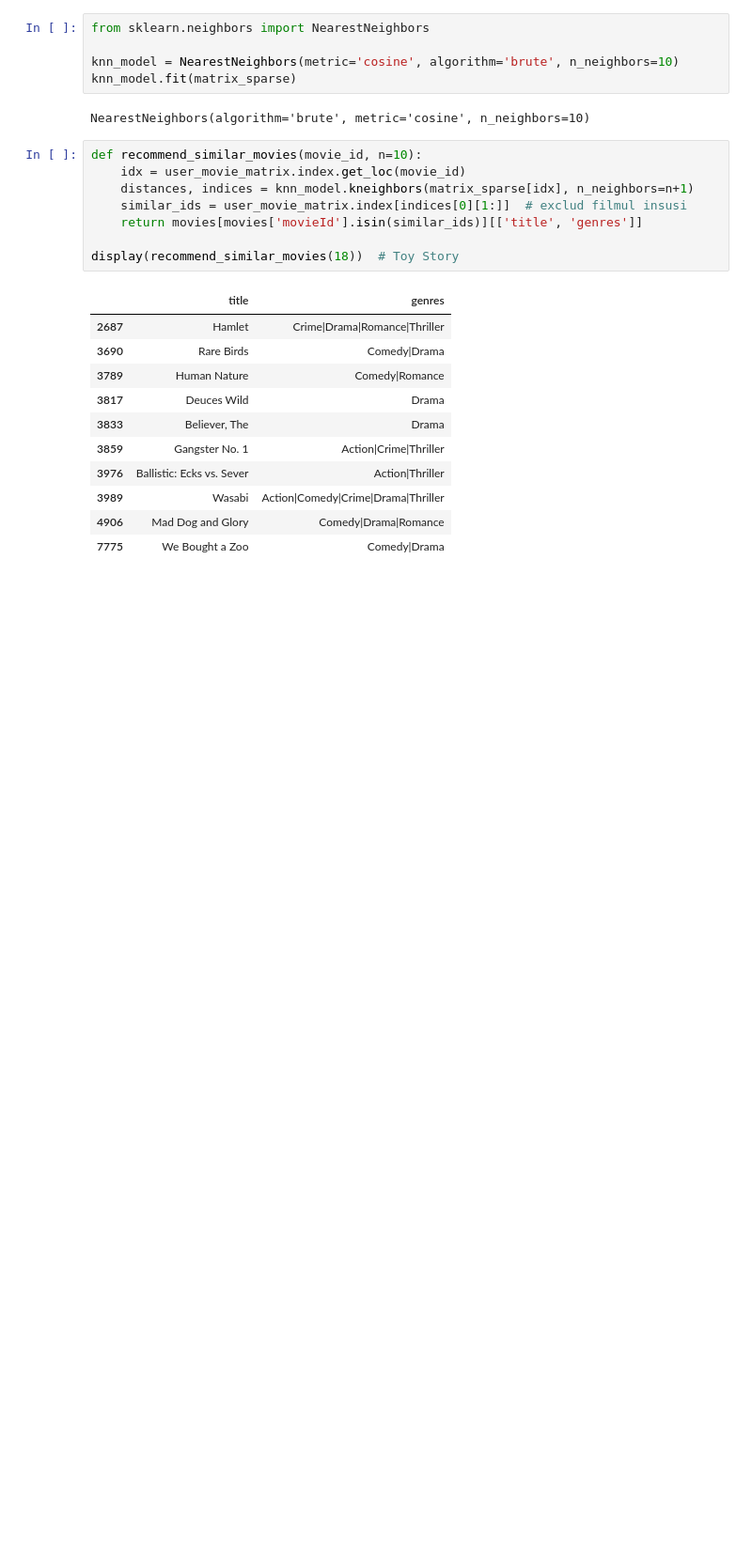
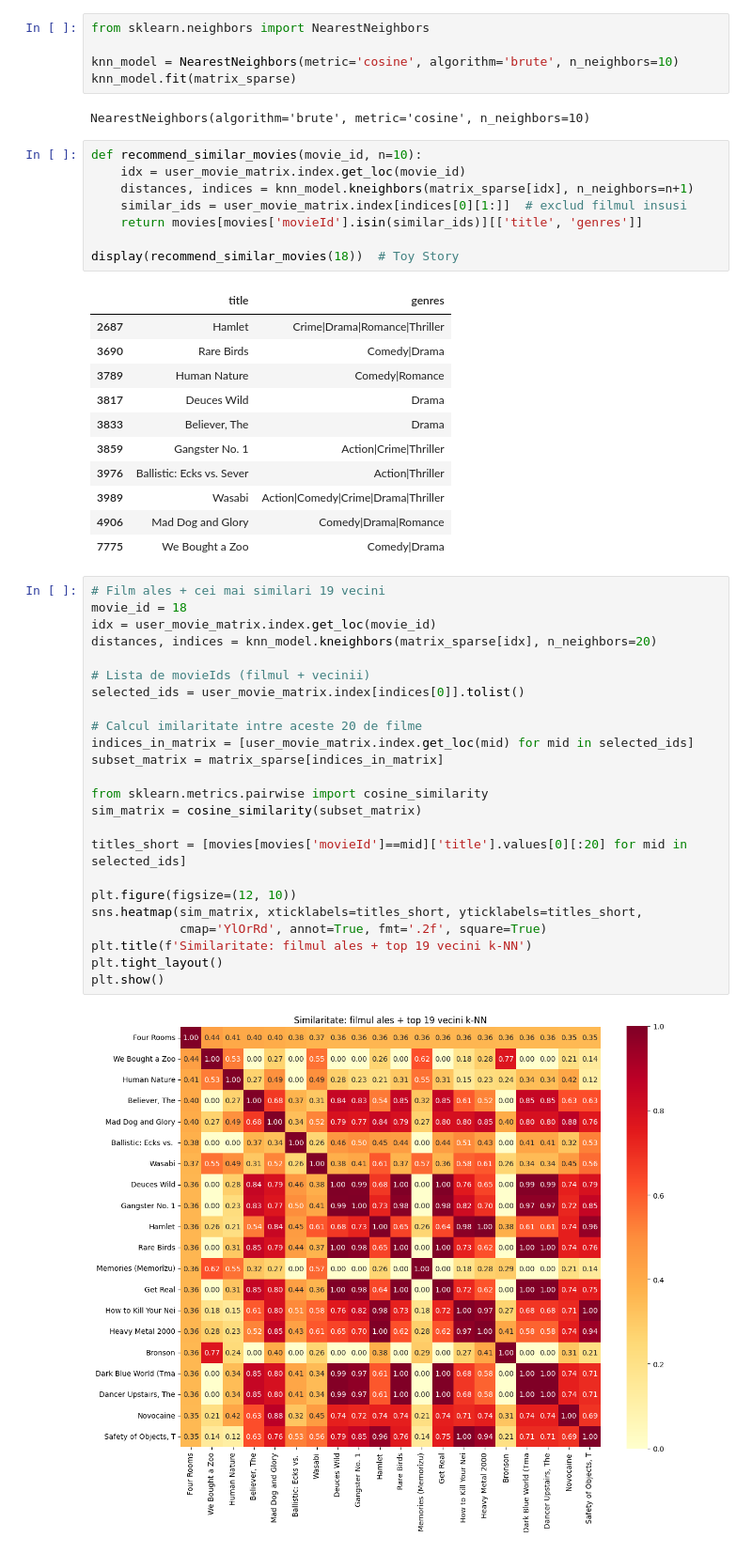
Before and after one commit to Alexandorel/ML-Product-Recommendation, a Jupyter notebook: src/python.ipynb, the cells around one changed output. Shown at 94% size. Drawn from its saved outputs; the diff is of its cells as text; blank space fills up the shorter version.

Commit message:
vizualizare model folosind heatmap

```diff
--- a/src/python.ipynb
+++ b/src/python.ipynb
@@ -526,3 +526,29 @@ display(recommend_similar_movies(18))  # Toy Story
 | 3989 | Wasabi | Action|Comedy|Crime|Drama|Thriller |
 | 4906 | Mad Dog and Glory | Comedy|Drama|Romance |
 | 7775 | We Bought a Zoo | Comedy|Drama |
+# %%
+# Film ales + cei mai similari 19 vecini
+movie_id = 18
+idx = user_movie_matrix.index.get_loc(movie_id)
+distances, indices = knn_model.kneighbors(matrix_sparse[idx], n_neighbors=20)
+
+# Lista de movieIds (filmul + vecinii)
+selected_ids = user_movie_matrix.index[indices[0]].tolist()
+
+# Calcul imilaritate intre aceste 20 de filme
+indices_in_matrix = [user_movie_matrix.index.get_loc(mid) for mid in selected_ids]
+subset_matrix = matrix_sparse[indices_in_matrix]
+
+from sklearn.metrics.pairwise import cosine_similarity
+sim_matrix = cosine_similarity(subset_matrix)
+
+titles_short = [movies[movies['movieId']==mid]['title'].values[0][:20] for mid in selected_ids]
+
+plt.figure(figsize=(12, 10))
+sns.heatmap(sim_matrix, xticklabels=titles_short, yticklabels=titles_short,
+            cmap='YlOrRd', annot=True, fmt='.2f', square=True)
+plt.title(f'Similaritate: filmul ales + top 19 vecini k-NN')
+plt.tight_layout()
+plt.show()
+# %% [output]
+[figure, added]
```
